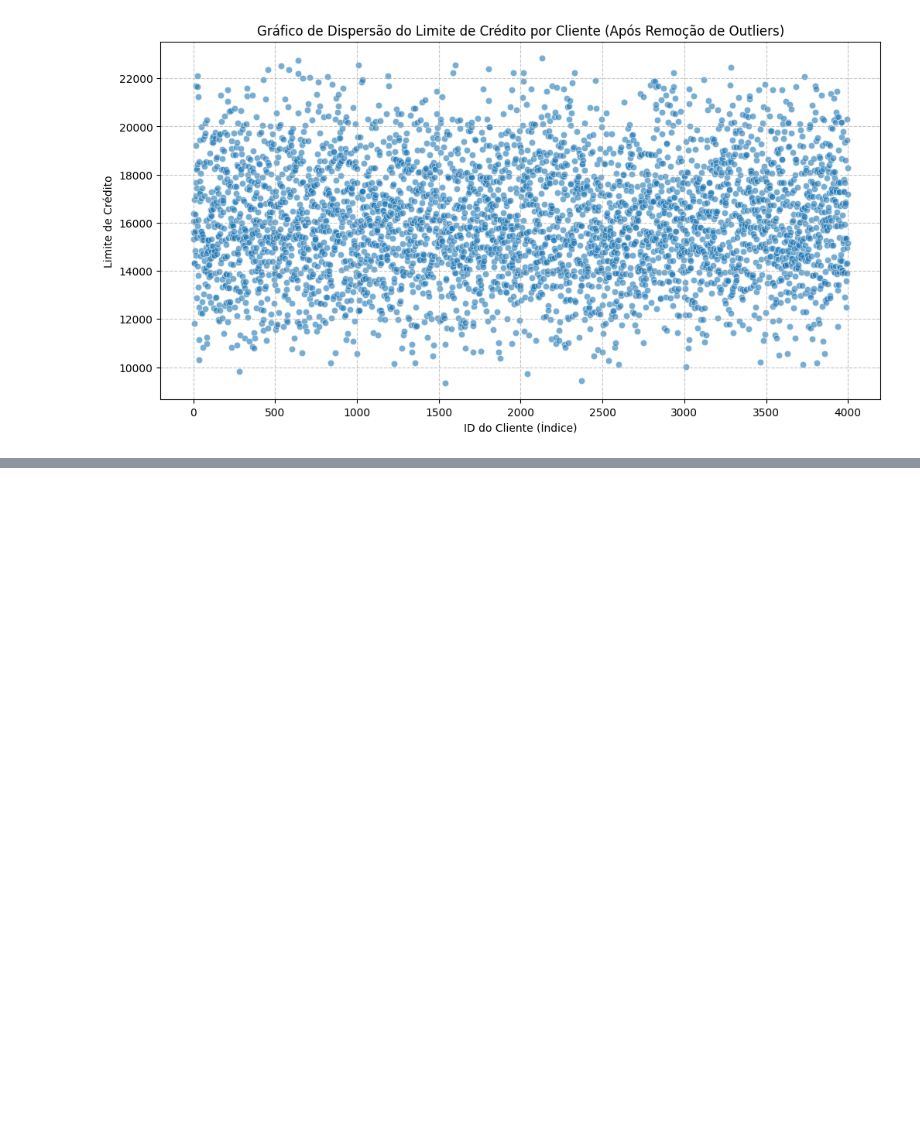
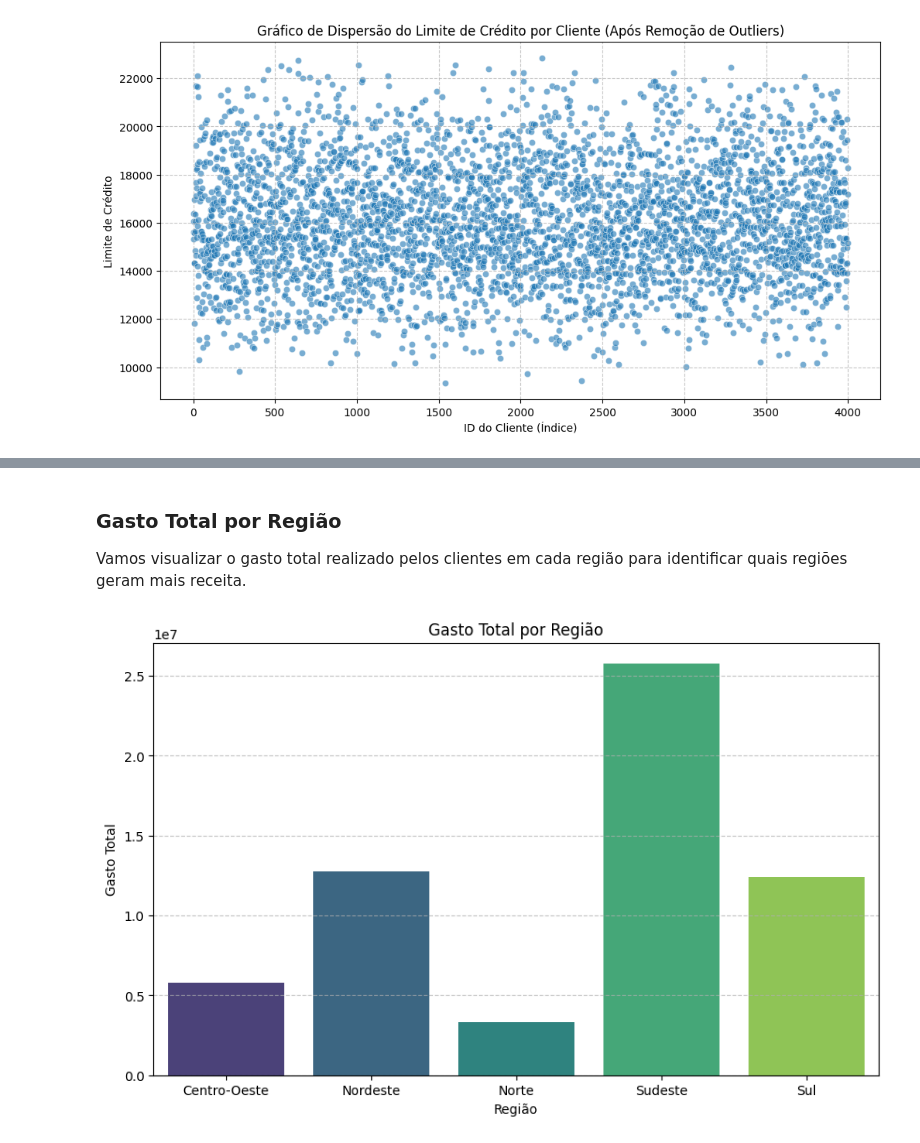
Before and after one commit to roneyreissilva/Projeto_Neocard, a Jupyter notebook: Notebook_Neocard_Roney.ipynb, the cells around one changed output, grey strips where cells are left out. Saved outputs shown, nothing was run; the diff lists cells and outputs as text; code cells hidden in the pictures; blank space fills up the shorter version.

```diff
--- a/Notebook_Neocard_Roney.ipynb
+++ b/Notebook_Neocard_Roney.ipynb
@@ -258,0 +399,16 @@ plt.show()
+# %%
+# Mesclar df_clientes_sem_outliers_limite com df_transacoes
+df_merged = pd.merge(df_clientes_sem_outliers_limite, df_transacoes, on='id_cliente', how='inner')
+
+# Calcular métricas agregadas por segmento e região
+analise_segmento_regiao = df_merged.groupby(['segmento_cartao', 'regiao']).agg(
+    numero_de_transacoes=('id_transacao', 'count'),
+    gasto_total=('valor_transacao', 'sum'),
+    gasto_medio_por_cliente=('valor_transacao', 'mean') # Gasto médio por transação neste contexto
+).reset_index()
+
+analise_segmento_regiao['gasto_medio_por_cliente'] = analise_segmento_regiao['gasto_medio_por_cliente'].round(2)
+
+#
+print("Análise Agregada por Segmento de Cartão e Região:")
+display(analise_segmento_regiao.head(50))
@@ -258,0 +434,18 @@ plt.show()
+# %% [markdown]
+### Gasto Total por Região
+
+Vamos visualizar o gasto total realizado pelos clientes em cada região para identificar quais regiões geram mais receita.
+# %%
+# Calcular o gasto total por região
+gasto_total_por_regiao = analise_segmento_regiao.groupby('regiao')['gasto_total'].sum().reset_index()
+
+# Gerar o gráfico de barras
+plt.figure(figsize=(10, 6))
+sns.barplot(x='regiao', y='gasto_total', data=gasto_total_por_regiao, palette='viridis', hue='regiao', legend=False)
+plt.title('Gasto Total por Região')
+plt.xlabel('Região')
+plt.ylabel('Gasto Total')
+plt.grid(axis='y', linestyle='--', alpha=0.7)
+plt.show()
+# %% [output]
+[figure, added]
```
Also changed, not shown: parts of 9 cells of this notebook.
